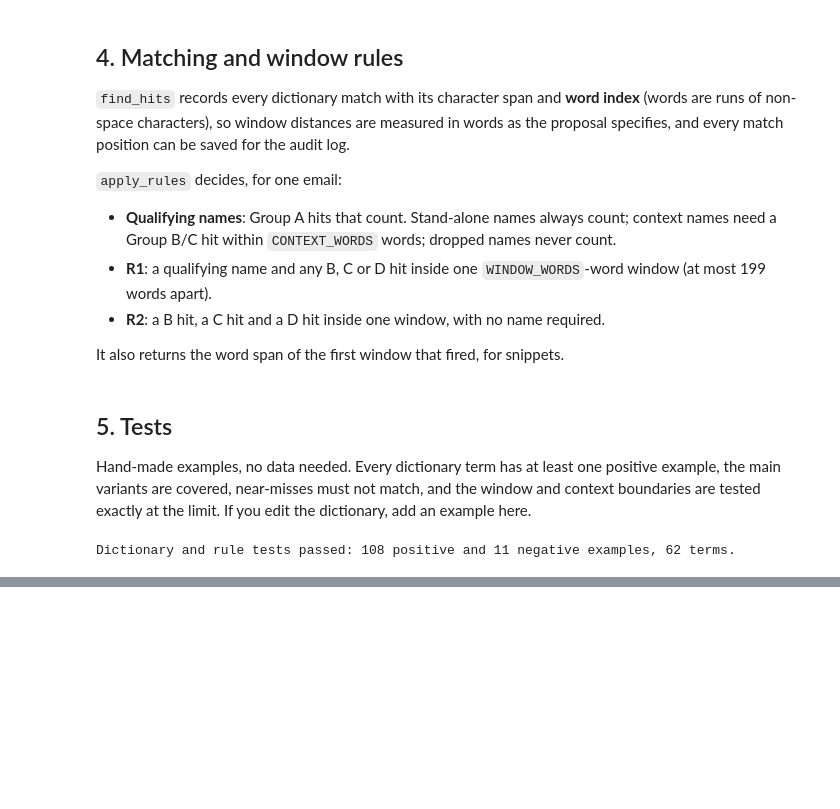
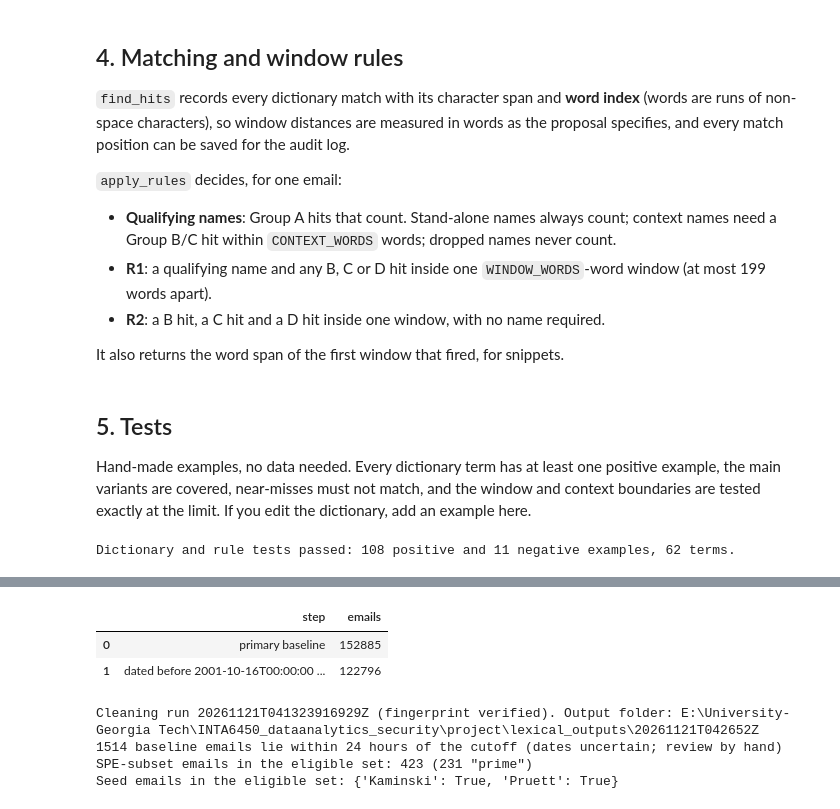
Before and after one commit to Joe-Jiang96/Enron, a Jupyter notebook: notebooks/03_lexical_retrieval.ipynb, the cells around one changed output, grey strips where cells are left out. Saved outputs shown, nothing was run; the diff lists cells and outputs as text; code cells hidden in the pictures; blank space fills up the shorter version.

```diff
--- a/notebooks/03_lexical_retrieval.ipynb
+++ b/notebooks/03_lexical_retrieval.ipynb
@@ -395,0 +406,72 @@ Dictionary and rule tests passed: 108 positive and 11 negative examples, 62 term
+# %%
+import time
+import pyarrow as pa
+import pyarrow.compute as pc
+import pyarrow.parquet as pq
+
+EXPECTED_MANIFEST = 'adcf847d604f764515ec1aa11db66c0ead454dfe97d9b512f77c2e148d55c11b'   # reference cleaning run
+NEAR_CUTOFF_HOURS = 24   # mailbox copies can carry shifted dates; emails this close to the cutoff need a manual look
+
+
+def find_verified_run():
+    """Newest cleaning run with a report, the full corpus and no parse errors."""
+    for folder in sorted((p for p in CLEANING_RUNS.iterdir() if p.is_dir()), reverse=True):
+        report_file, table_file = folder / 'quality_report.json', folder / 'emails_analysis.parquet'
+        if not (report_file.exists() and table_file.exists()):
+            continue   # interrupted run
+        report = json.loads(report_file.read_text(encoding='utf-8'))
+        if report.get('is_full_corpus') and not report.get('parse_errors'):
+            return folder, report
+    raise FileNotFoundError(f'No complete full-corpus run in {CLEANING_RUNS}; run 01_data_cleaning.ipynb first.')
+
+
+CLEAN_RUN, clean_report = find_verified_run()
+if clean_report['source_manifest_sha256'] != EXPECTED_MANIFEST:
+    raise RuntimeError('Source fingerprint differs from the reference run, so data/structural_baseline.parquet may not apply.')
+
+baseline = pd.read_parquet(BASELINE_PATH)
+baseline_ids = baseline.loc[baseline['set'] == BASELINE_SET, 'email_id']
+COLUMNS = ['email_id', 'is_duplicate_copy', 'custodian', 'date_utc', 'sender', 'recipients', 'cc', 'bcc',
+           'subject', 'subject_norm', 'body_retrieval']
+table = pq.read_table(CLEAN_RUN / 'emails_analysis.parquet', columns=COLUMNS)
+table = table.filter(pc.is_in(table['email_id'], value_set=pa.array(baseline_ids.tolist())))
+eligible = table.to_pandas()
+del table
+assert len(eligible) == len(baseline_ids), 'every baseline email must be in the cleaning run'
+assert not eligible['is_duplicate_copy'].any(), 'the baseline holds unique emails only'
+assert eligible['date_utc'].notna().all(), 'baseline rule B5 guarantees a date'
+
+funnel_rows = [(f'{BASELINE_SET} baseline', len(eligible))]
+near_cutoff = 0
+if APPLY_CUTOFF:
+    cutoff = pd.Timestamp(CUTOFF_UTC)
+    near_cutoff = int(((eligible['date_utc'] - cutoff).abs() <= pd.Timedelta(hours=NEAR_CUTOFF_HOURS)).sum())
+    eligible = eligible[eligible['date_utc'] < cutoff]
+    funnel_rows.append((f'dated before {CUTOFF_LOCAL} Houston', len(eligible)))
+eligible = eligible.sort_values('email_id').reset_index(drop=True)   # fixed order; ties are broken by email_id later
+eligible['text'] = eligible['subject_norm'] + '\n' + eligible['body_retrieval']
+eligible_funnel = pd.DataFrame(funnel_rows, columns=['step', 'emails'])
+
+# Recall reference: SPE-subset emails (found on full text in 02_eda) that are in this eligible set
+spe_subset = pd.read_csv(SPE_SUBSET_PATH, usecols=['email_id', 'terms', 'in_new_text', 'prime'])
+spe_eligible = spe_subset[spe_subset['email_id'].isin(eligible['email_id'])].reset_index(drop=True)
+seeds_in = {e: e in set(eligible['email_id']) for e in SEED_EMAILS}
+
+RUN_NAME = datetime.now(timezone.utc).strftime('%Y%m%dT%H%M%SZ')
+RUN_DIR = LEXICAL_OUTPUTS / RUN_NAME
+RUN_DIR.mkdir(parents=True, exist_ok=False)
+eligible_funnel.to_csv(RUN_DIR / 'eligible_funnel.csv', index=False)
+
+display(eligible_funnel)
+print(f'Cleaning run {CLEAN_RUN.name} (fingerprint verified). Output folder: {RUN_DIR}')
+print(f'{near_cutoff} baseline emails lie within {NEAR_CUTOFF_HOURS} hours of the cutoff (dates uncertain; review by hand)')
+print(f'SPE-subset emails in the eligible set: {len(spe_eligible)} ({int(spe_eligible["prime"].sum())} "prime")')
+print('Seed emails in the eligible set:', {SEED_EMAILS[e].split(',')[0]: ok for e, ok in seeds_in.items()})
+# %% [output]
+|  | step | emails |
+| 0 | primary baseline | 152885 |
+| 1 | dated before 2001-10-16T00:00:00 ... | 122796 |
+Cleaning run 20261121T041323916929Z (fingerprint verified). Output folder: E:\University-Georgia Tech\INTA6450_dataanalytics_security\project\lexical_outputs\20261121T042652Z
+1514 baseline emails lie within 24 hours of the cutoff (dates uncertain; review by hand)
+SPE-subset emails in the eligible set: 423 (231 "prime")
+Seed emails in the eligible set: {'Kaminski': True, 'Pruett': True}
```
Also changed, not shown: parts of 7 cells of this notebook.
